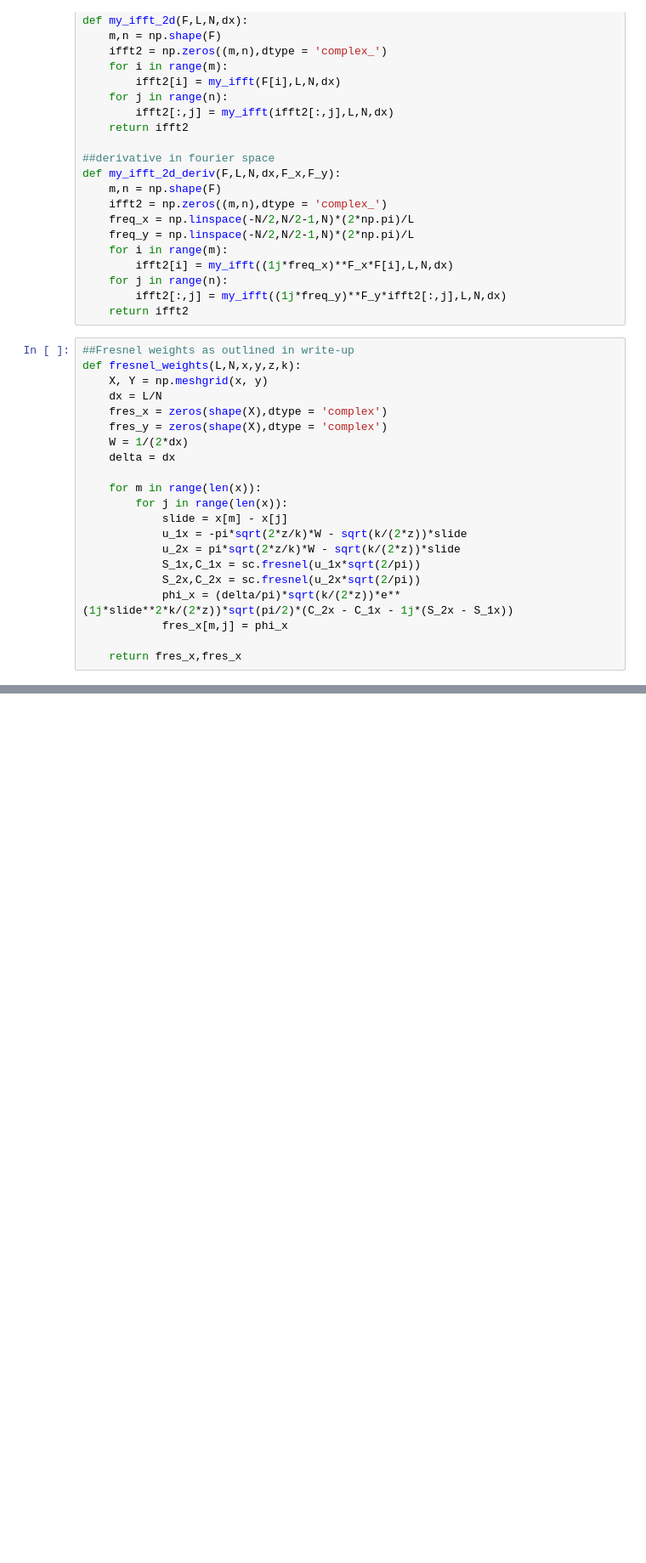
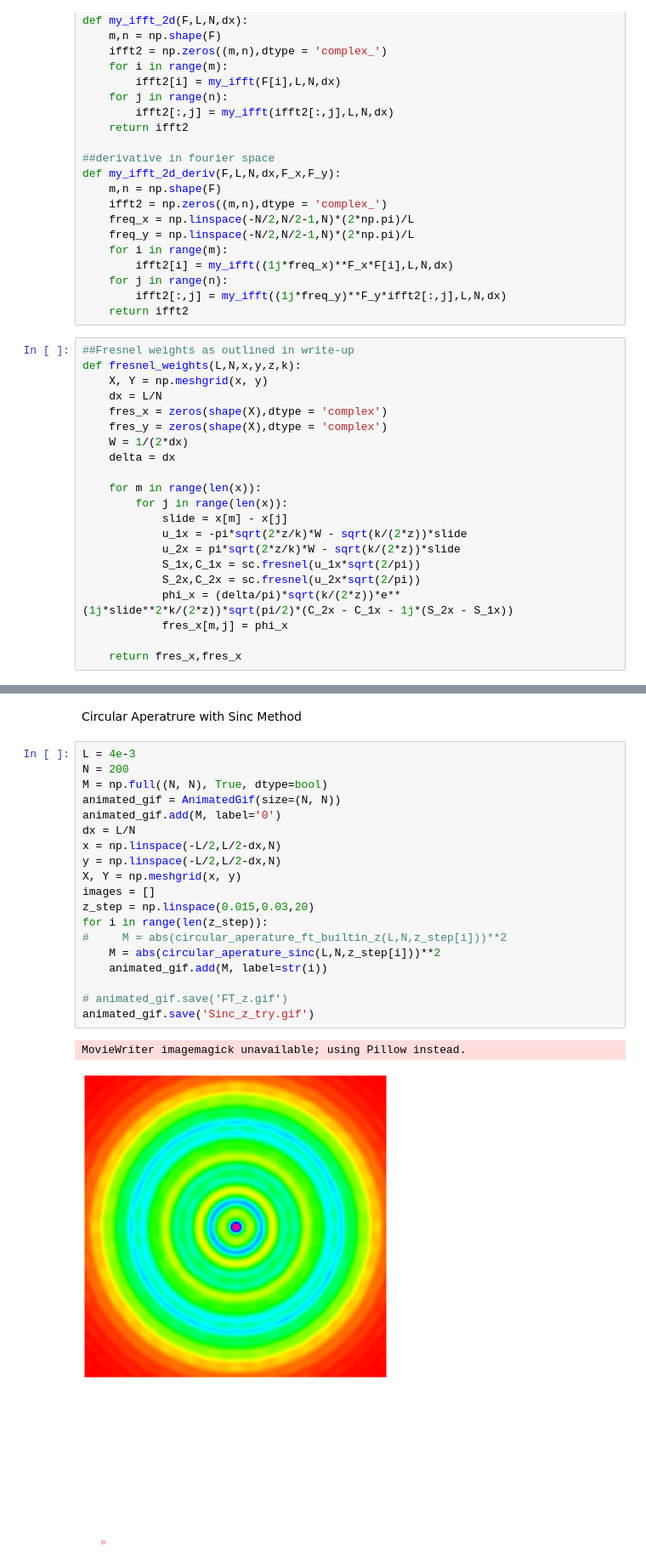
Before and after one commit to TeddyMeissner/Diffraction-Integral, a Jupyter notebook: for_github.ipynb, the cells around one changed output, grey strips where cells are left out. Shown at 85% size. Saved outputs shown, nothing was run; the diff lists cells and outputs as text; blank space fills up the shorter version.

Commit message:
Updated full

```diff
--- a/for_github.ipynb
+++ b/for_github.ipynb
@@ -134,0 +424,24 @@ def fresnel_weights(L,N,x,y,z,k):
+# %% [markdown]
+Circular Aperatrure with Sinc Method
+# %%
+L = 4e-3
+N = 200
+M = np.full((N, N), True, dtype=bool)
+animated_gif = AnimatedGif(size=(N, N))
+animated_gif.add(M, label='0')
+dx = L/N
+x = np.linspace(-L/2,L/2-dx,N)
+y = np.linspace(-L/2,L/2-dx,N)
+X, Y = np.meshgrid(x, y)
+images = []
+z_step = np.linspace(0.015,0.03,20)
+for i in range(len(z_step)):
+#     M = abs(circular_aperature_ft_builtin_z(L,N,z_step[i]))**2
+    M = abs(circular_aperature_sinc(L,N,z_step[i]))**2
+    animated_gif.add(M, label=str(i))
+
+# animated_gif.save('FT_z.gif')
+animated_gif.save('Sinc_z_try.gif')
+# %% [output]
+MovieWriter imagemagick unavailable; using Pillow instead.
+[figure, added]
```
Also changed, not shown: parts of 18 cells of this notebook, 2 other files.
